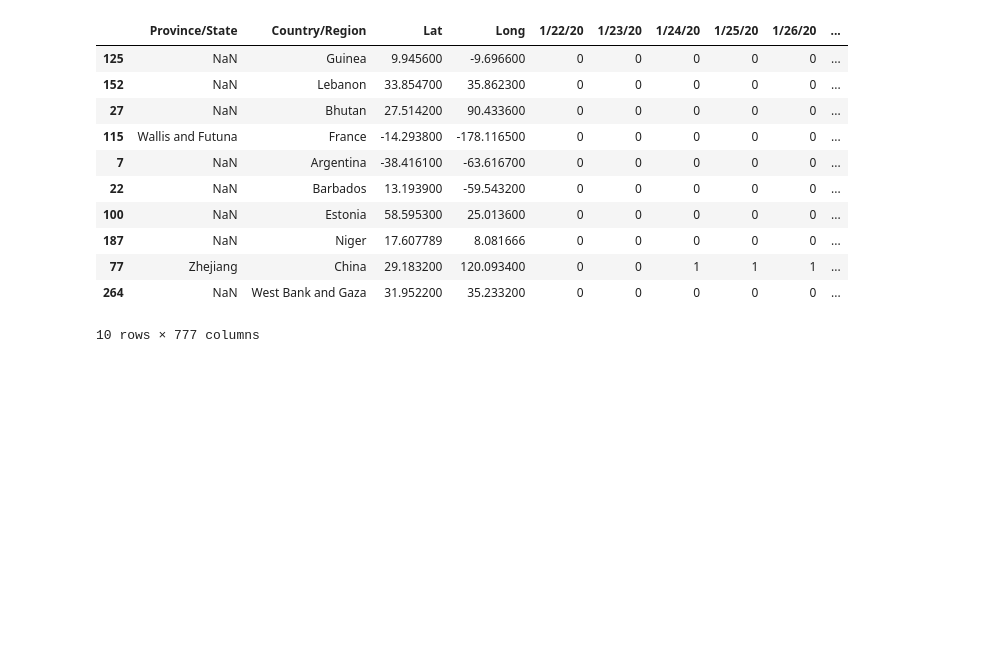
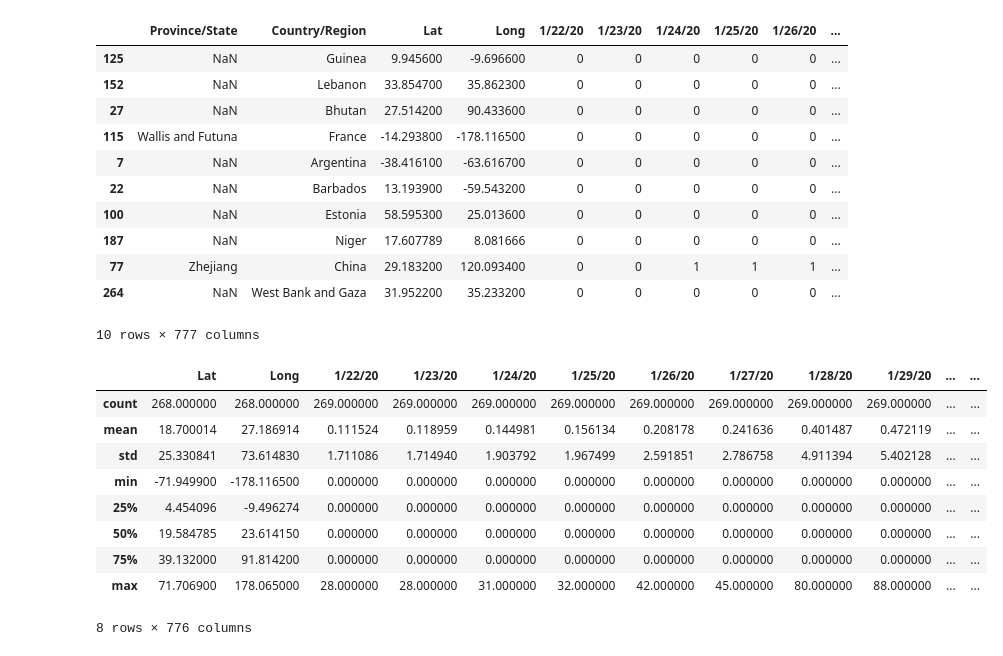
Before and after one commit to arebimohammed/Covid-19-Analysis, a Jupyter notebook: notebooks/ML-Covid19-analysis.ipynb, the cells around one changed output. Drawn from its saved outputs; the diff is of its cells as text; code cells hidden in the pictures; blank space fills up the shorter version.

```diff
--- a/notebooks/ML-Covid19-analysis.ipynb
+++ b/notebooks/ML-Covid19-analysis.ipynb
@@ -126,6 +144,19 @@ df_recoveries.sample(10)
 | 77 | Zhejiang | China | 29.183200 | 120.093400 | 0 | 0 | 1 | 1 | 1 | ... |
 | 264 | NaN | West Bank and Gaza | 31.952200 | 35.233200 | 0 | 0 | 0 | 0 | 0 | ... |
 10 rows × 777 columns
+# %%
+df_recoveries.describe()
+# %% [output]
+|  | Lat | Long | 1/22/20 | 1/23/20 | 1/24/20 | 1/25/20 | 1/26/20 | 1/27/20 | 1/28/20 | 1/29/20 | ... | ... |
+| count | 268.000000 | 268.000000 | 269.000000 | 269.000000 | 269.000000 | 269.000000 | 269.000000 | 269.000000 | 269.000000 | 269.000000 | ... | ... |
+| mean | 18.700014 | 27.186914 | 0.111524 | 0.118959 | 0.144981 | 0.156134 | 0.208178 | 0.241636 | 0.401487 | 0.472119 | ... | ... |
+| std | 25.330841 | 73.614830 | 1.711086 | 1.714940 | 1.903792 | 1.967499 | 2.591851 | 2.786758 | 4.911394 | 5.402128 | ... | ... |
+| min | -71.949900 | -178.116500 | 0.000000 | 0.000000 | 0.000000 | 0.000000 | 0.000000 | 0.000000 | 0.000000 | 0.000000 | ... | ... |
+| 25% | 4.454096 | -9.496274 | 0.000000 | 0.000000 | 0.000000 | 0.000000 | 0.000000 | 0.000000 | 0.000000 | 0.000000 | ... | ... |
+| 50% | 19.584785 | 23.614150 | 0.000000 | 0.000000 | 0.000000 | 0.000000 | 0.000000 | 0.000000 | 0.000000 | 0.000000 | ... | ... |
+| 75% | 39.132000 | 91.814200 | 0.000000 | 0.000000 | 0.000000 | 0.000000 | 0.000000 | 0.000000 | 0.000000 | 0.000000 | ... | ... |
+| max | 71.706900 | 178.065000 | 28.000000 | 28.000000 | 31.000000 | 32.000000 | 42.000000 | 45.000000 | 80.000000 | 88.000000 | ... | ... |
+8 rows × 776 columns
 # %%
 df_confirmed_group = df_confirmed.groupby(by='Country/Region',as_index=False).sum()
 df_deaths_group = df_deaths.groupby(by='Country/Region',as_index=False).sum()
```
Also changed, not shown: parts of 11 cells of this notebook.
